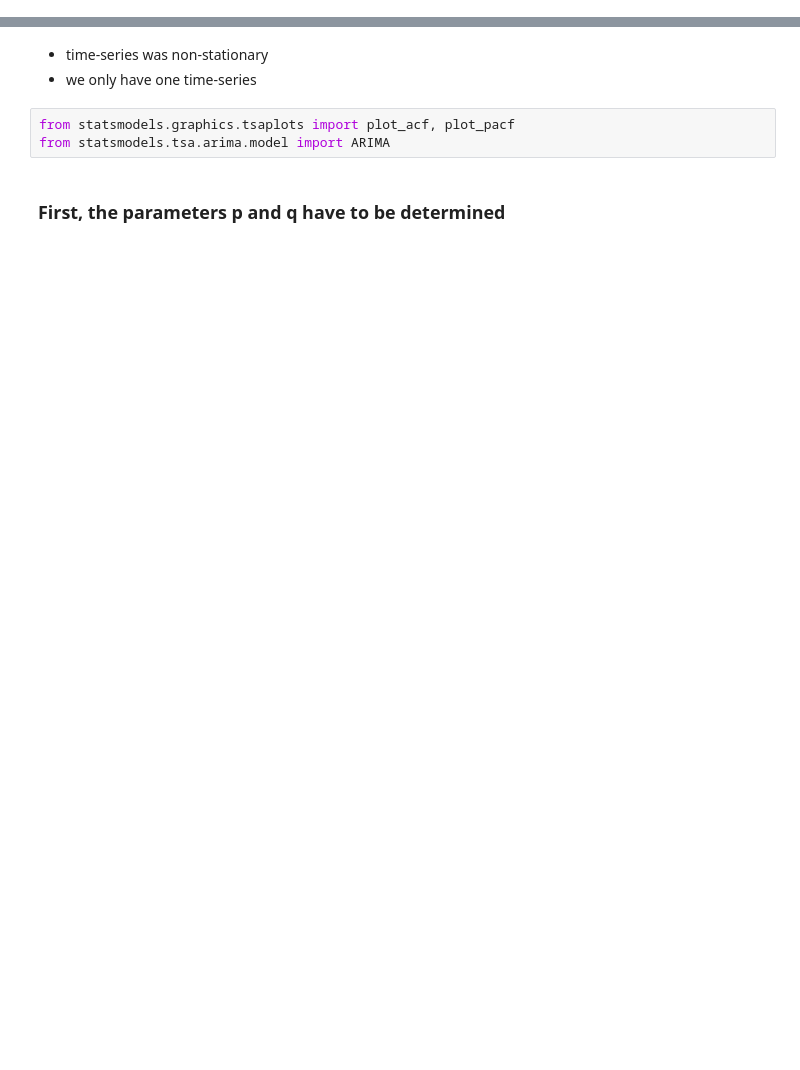
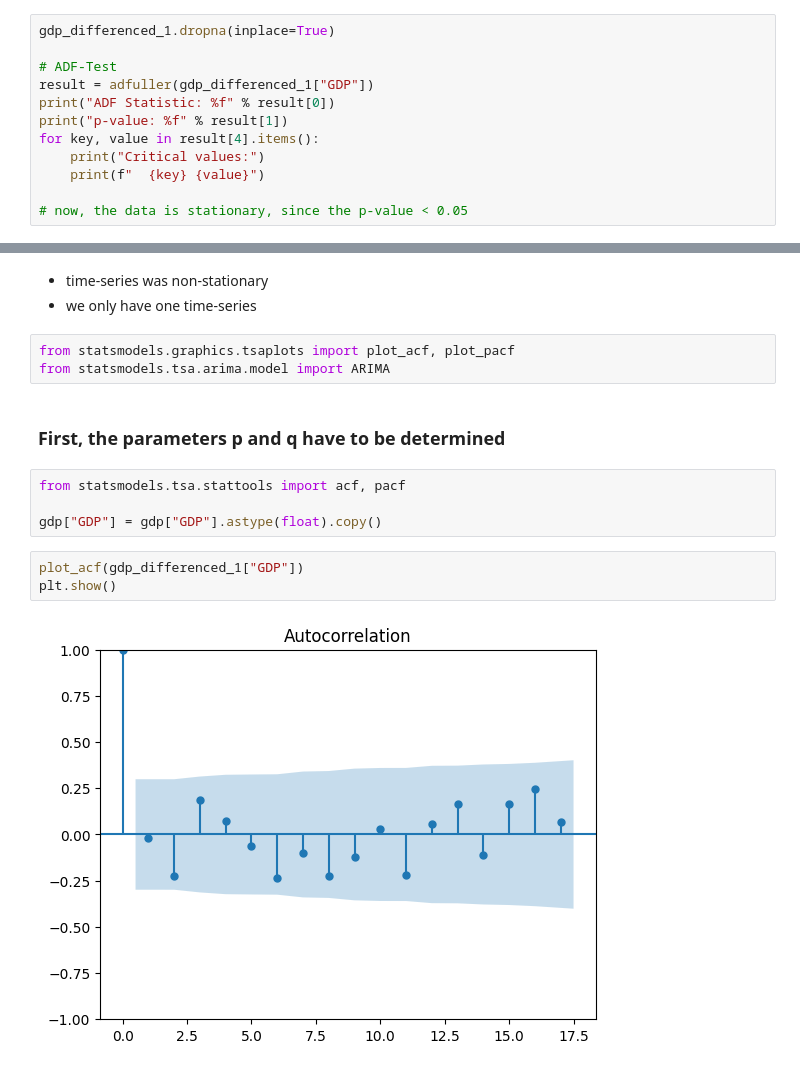
Before and after one commit to niklas0801/VAR_Models, a Jupyter notebook: basic_VAR.ipynb, the cells around one changed output, grey strips where cells are left out. Saved outputs shown, nothing was run; the diff lists cells and outputs as text; blank space fills up the shorter version.

Commit message:
added acf and pacf for further analysis

```diff
--- a/basic_VAR.ipynb
+++ b/basic_VAR.ipynb
@@ -69,0 +71,12 @@ ax.plot("year", "GDP", data=gdp_differenced_1)
+# %%
+gdp_differenced_1.dropna(inplace=True)
+
+# ADF-Test
+result = adfuller(gdp_differenced_1["GDP"])
+print("ADF Statistic: %f" % result[0])
+print("p-value: %f" % result[1])
+for key, value in result[4].items():
+    print("Critical values:")
+    print(f"  {key} {value}")
+
+# now, the data is stationary, since the p-value < 0.05
@@ -77,3 +99,12 @@ from statsmodels.graphics.tsaplots import plot_acf, plot_pacf
 from statsmodels.tsa.arima.model import ARIMA
 # %% [markdown]
 ### First, the parameters p and q have to be determined
+# %%
+from statsmodels.tsa.stattools import acf, pacf
+
+gdp["GDP"] = gdp["GDP"].astype(float).copy()
+# %%
+plot_acf(gdp_differenced_1["GDP"])
+plt.show()
+# %% [output]
+[figure, added]
```
Also changed, not shown: parts of 5 cells of this notebook.
